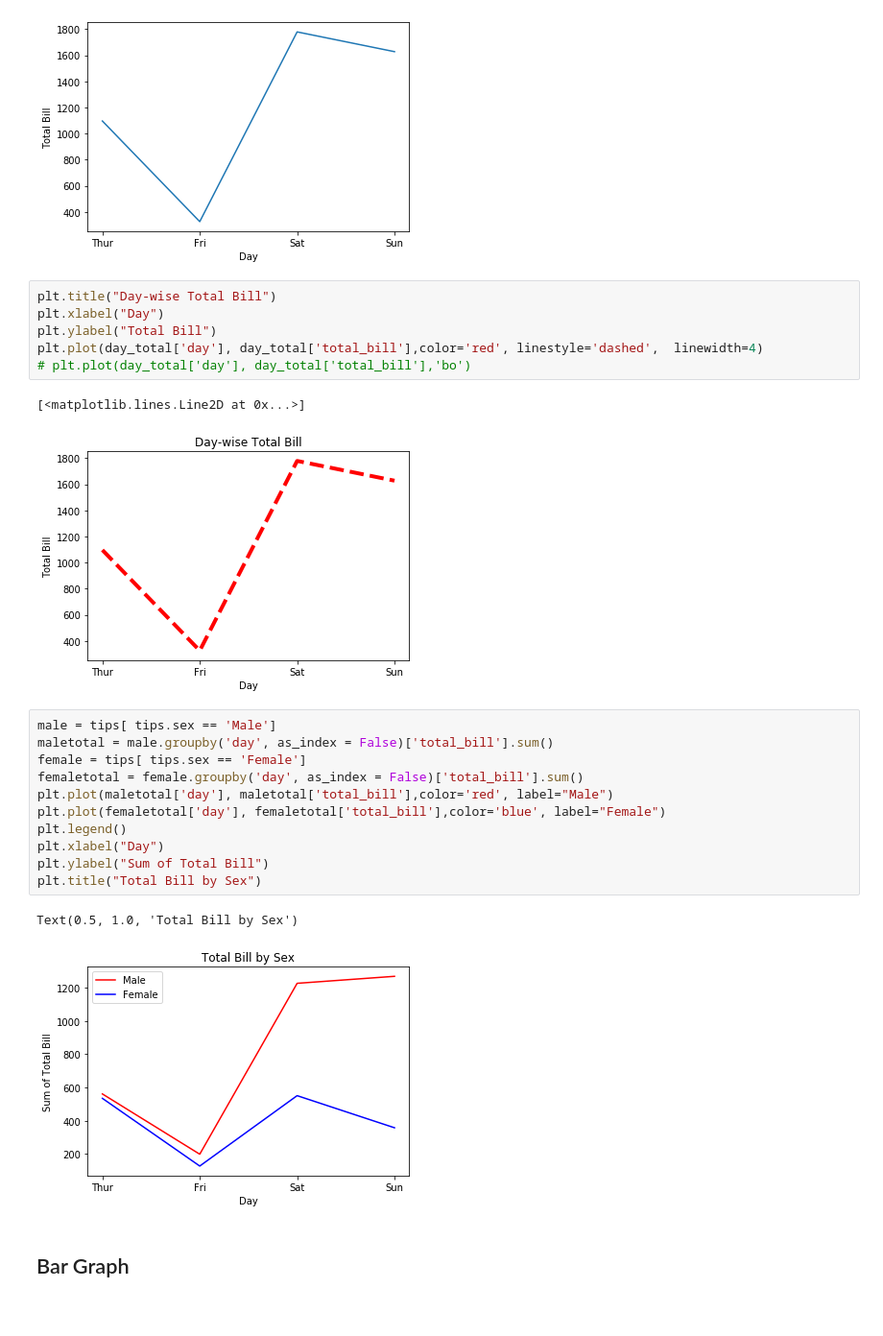
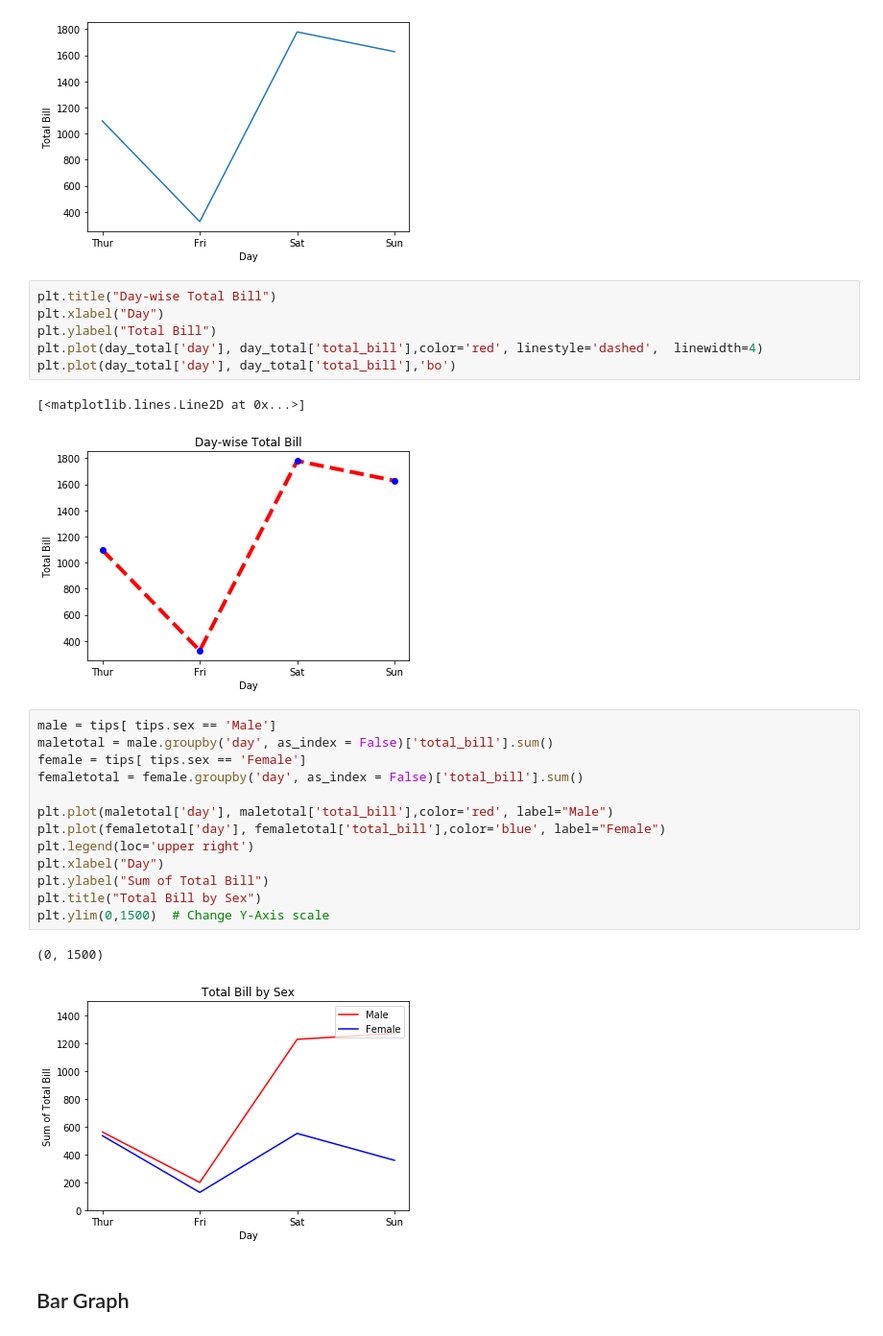
Before and after one commit to srikanthpragada/DS_03_AUG_2020, a Jupyter notebook: plots/matplotlibdemo.ipynb, the cells around one changed output. Shown at 96% size. Saved outputs shown, nothing was run; the diff lists cells and outputs as text.

```diff
--- a/plots/matplotlibdemo.ipynb
+++ b/plots/matplotlibdemo.ipynb
@@ -41,24 +32,26 @@ plt.title("Day-wise Total Bill")
 plt.xlabel("Day")
 plt.ylabel("Total Bill")
 plt.plot(day_total['day'], day_total['total_bill'],color='red', linestyle='dashed',  linewidth=4)
-# plt.plot(day_total['day'], day_total['total_bill'],'bo')
+plt.plot(day_total['day'], day_total['total_bill'],'bo')
 # %% [output]
 [<matplotlib.lines.Line2D at 0x...>]
-[figure, old version]
+[figure, new version]
 # %%
 male = tips[ tips.sex == 'Male']
 maletotal = male.groupby('day', as_index = False)['total_bill'].sum()
 female = tips[ tips.sex == 'Female']
 femaletotal = female.groupby('day', as_index = False)['total_bill'].sum()
+
 plt.plot(maletotal['day'], maletotal['total_bill'],color='red', label="Male")
 plt.plot(femaletotal['day'], femaletotal['total_bill'],color='blue', label="Female")
-plt.legend()
+plt.legend(loc='upper right')
 plt.xlabel("Day")
 plt.ylabel("Sum of Total Bill")
 plt.title("Total Bill by Sex")
+plt.ylim(0,1500)  # Change Y-Axis scale
 # %% [output]
-Text(0.5, 1.0, 'Total Bill by Sex')
+(0, 1500)
-[figure, old version]
+[figure, new version]
 # %% [markdown]
 ## Bar Graph
 # %%
```
Also changed, not shown: parts of 10 cells of this notebook.
